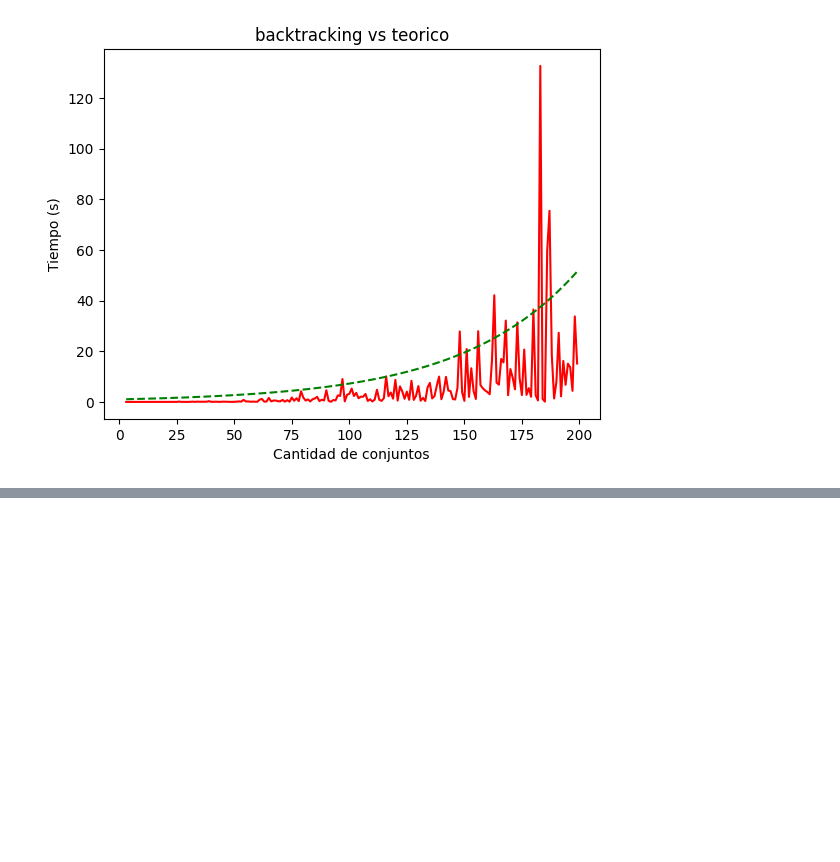
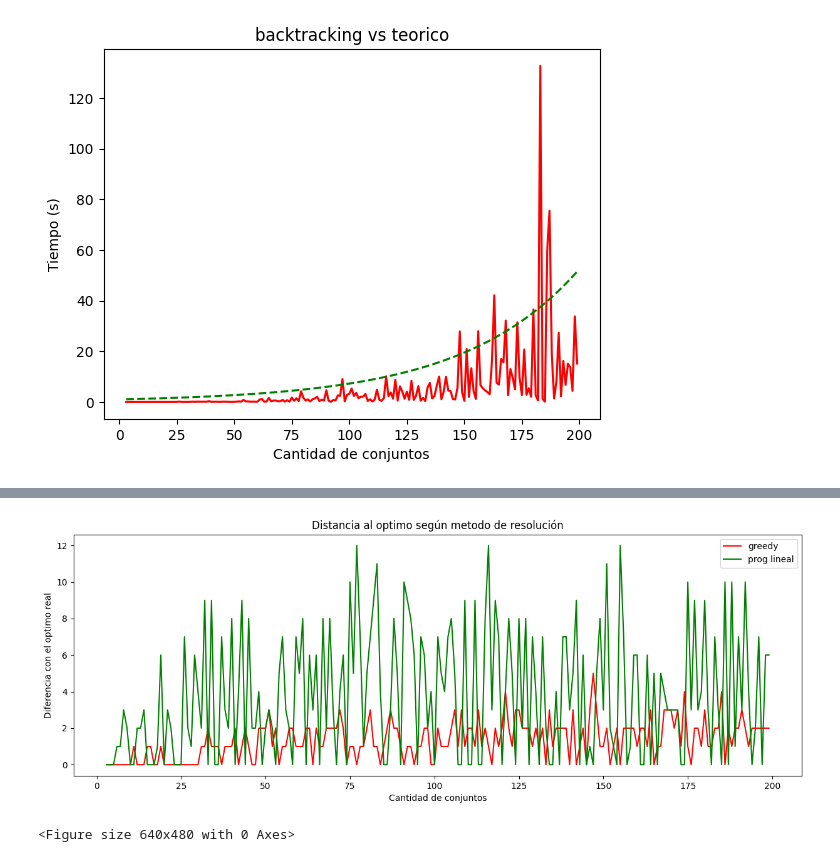
Before and after one commit to Jignacio14/TP3_TDA, a Jupyter notebook: analisis_temporal.ipynb, the cells around one changed output, grey strips where cells are left out. Cells and saved outputs as stored; diff of their text form; code cells hidden in the pictures; blank space fills up the shorter version.

```diff
--- a/analisis_temporal.ipynb
+++ b/analisis_temporal.ipynb
@@ -242,3 +251,16 @@ plt.savefig('imagenes/optimos.png')
+# %%
+plt.figure(figsize=(15,5))
+plt.plot(times['m'], times['opt_greedy'] - times['opt'], label='greedy', color='red')
+plt.plot(times['m'], times['opt_clp'] - times['opt'] , label='prog lineal', color='green')
+plt.ylabel('Diferencia con el optimo real')
+plt.xlabel('Cantidad de conjuntos')
+plt.title("Distancia al optimo según metodo de resolución")
+plt.legend()
+plt.show()
+plt.savefig('imagenes/distaloptimo.png')
+# %% [output]
+[figure, added]
+<Figure size 640x480 with 0 Axes>
 # %%
 NAME_SIZE = 60
 SUBSETS_SIZE = 400
```
Also changed, not shown: parts of 4 cells of this notebook, 3 other files.
